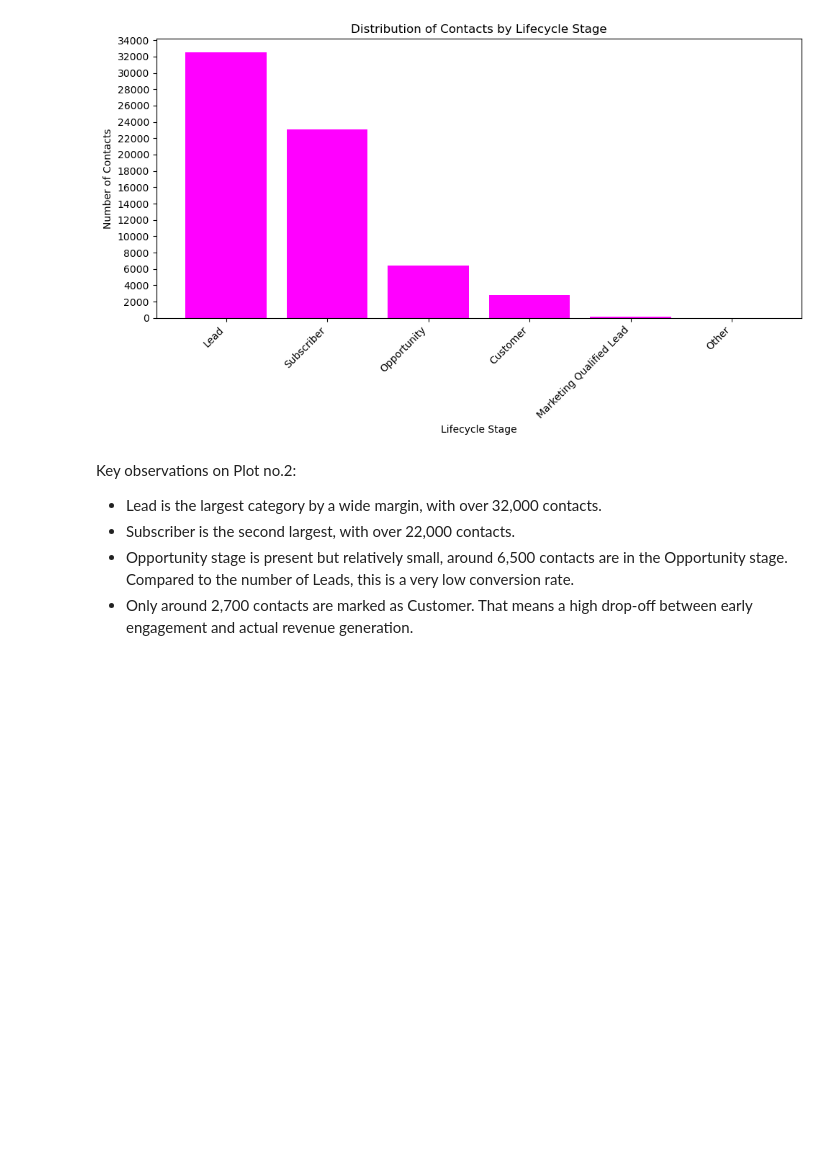
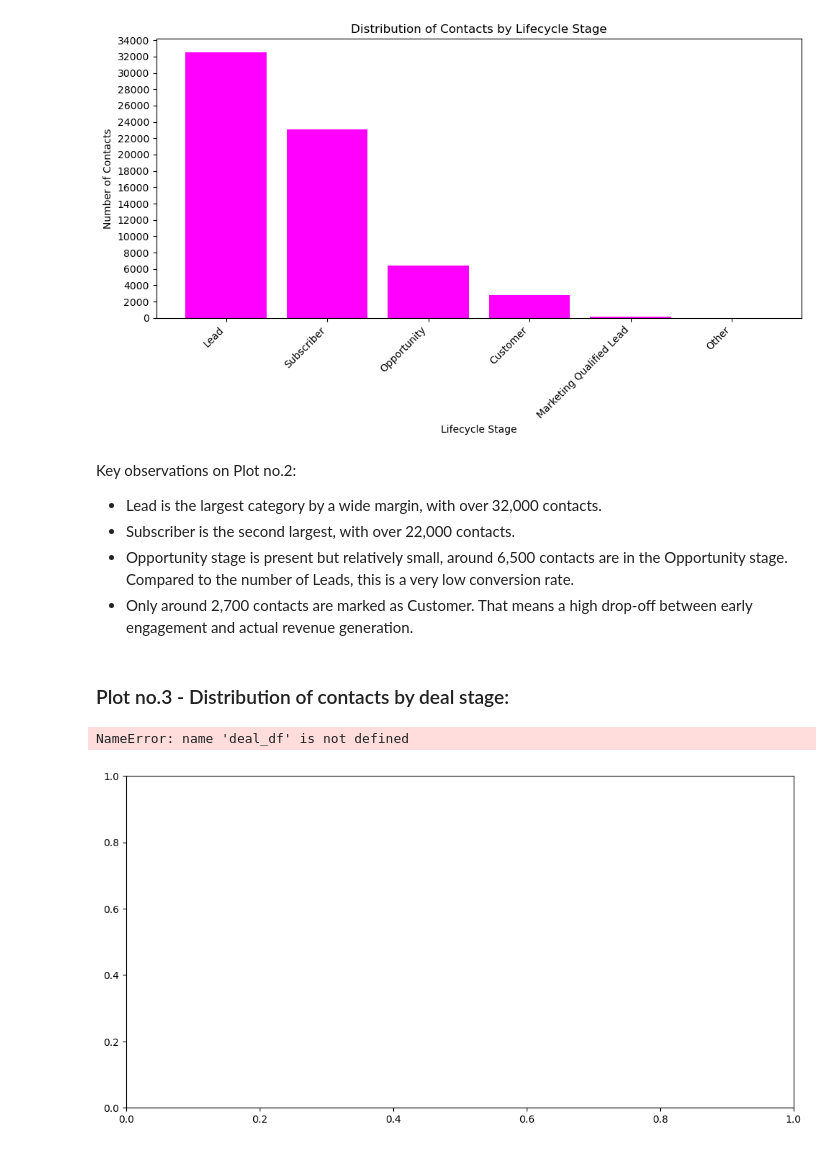
Before and after one commit to tihana-gray/pfda-big_project, a Jupyter notebook: customer_analysis.ipynb, the cells around one changed output. Cells and saved outputs as stored; diff of their text form; code cells hidden in the pictures; blank space fills up the shorter version.

Commit message:
plot no. 3 - work in progress with seaborn

```diff
--- a/customer_analysis.ipynb
+++ b/customer_analysis.ipynb
@@ -534,3 +534,44 @@ Key observations on Plot no.2:
 - Subscriber is the second largest, with over 22,000 contacts.
 - Opportunity stage is present but relatively small, around 6,500 contacts are in the Opportunity stage. Compared to the number of Leads, this is a very low conversion rate.
 - Only around 2,700 contacts are marked as Customer. That means a high drop-off between early engagement and actual revenue generation.
+# %% [markdown]
+### Plot no.3 - Distribution of contacts by deal stage:
+# %%
+# Counting deal stages:
+deal_stage_counts = df['Deal Stage'].value_counts()
+# .value_counts() counts occurrences of each category.
+# 📚 Reference: https://pandas.pydata.org/docs/reference/api/pandas.Series.value_counts.html
+
+# Creating figure and axes:
+fig, ax = plt.subplots(figsize=(12, 6))
+# 📚 Reference: https://matplotlib.org/stable/api/_as_gen/matplotlib.pyplot.subplots.html
+
+# Plotting the bar chart with seaborn:
+sns.barplot(data=deal_df, x='Deal Stage', y='Count', color='lightgreen', ax=ax)
+# seaborn.barplot creates a bar chart.
+# 📚 Reference: https://seaborn.pydata.org/generated/seaborn.barplot.html
+
+# Labeling the axes and title:
+ax.set_xlabel('Deal Stage')
+ax.set_ylabel('Number of Contacts')
+ax.set_title('Distribution of Contacts by Deal Stage')
+# 📚 Reference: https://matplotlib.org/stable/api/_as_gen/matplotlib.axes.Axes.set_title.html
+
+# Rotating x labels:
+plt.xticks(rotation=45, ha='right')
+
+# Adding y-axis ticks using MultipleLocator:
+ax.yaxis.set_major_locator(ticker.MultipleLocator(2000))
+# Sets ticks every 2000 units.
+# 📚 Reference: https://matplotlib.org/stable/gallery/ticks/tick-locators.html
+
+plt.tight_layout()
+
+# Saving the figure to the plots folder:
+plt.savefig("plots/deal_stage_distribution_seaborn.png", dpi=300, bbox_inches='tight')
+# 📚 Reference: https://matplotlib.org/stable/api/_as_gen/matplotlib.pyplot.savefig.html
+
+plt.show()
+# %% [output]
+NameError: name 'deal_df' is not defined
+[figure, added]
```
